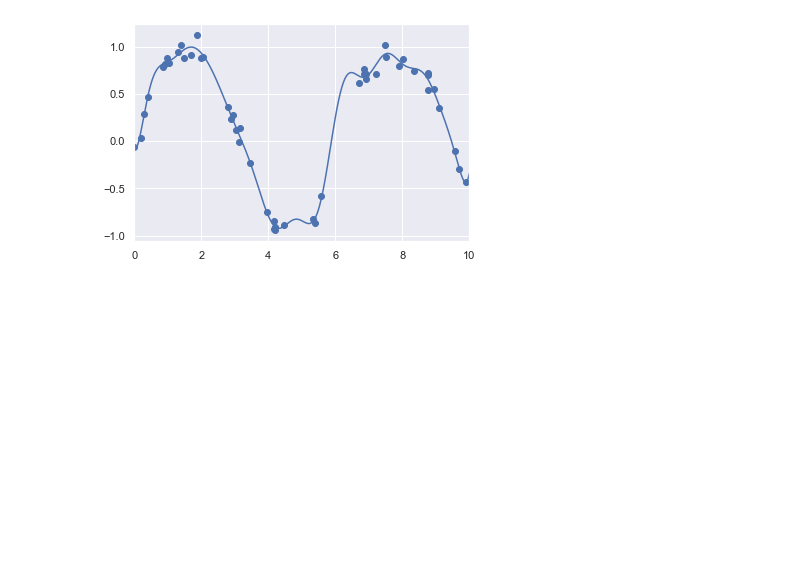
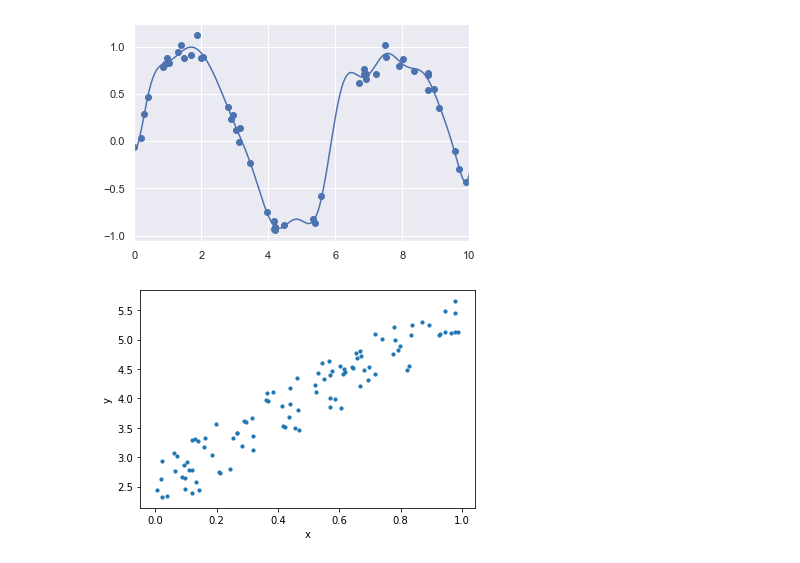
Before and after one commit to anikil/python-basic-maths, a Jupyter notebook: linear regression .ipynb, the cells around one changed output. Saved outputs shown, nothing was run; the diff lists cells and outputs as text; code cells hidden in the pictures; blank space fills up the shorter version.

```diff
--- a/linear regression .ipynb
+++ b/linear regression .ipynb
@@ -127,3 +127,20 @@ from sklearn.model_selection import train_test_split
 from sklearn.linear_model import LinearRegression
 from sklearn import metrics
 %matplotlib inline
+# %%
+# imports
+import numpy as np
+import matplotlib.pyplot as plt
+
+# generate random data-set
+np.random.seed(0)
+x = np.random.rand(100, 1)
+y = 2 + 3 * x + np.random.rand(100, 1)
+
+# plot
+plt.scatter(x,y,s=10)
+plt.xlabel('x')
+plt.ylabel('y')
+plt.show()
+# %% [output]
+[figure, added]
```
Also changed, not shown: parts of 1 cell of this notebook.
